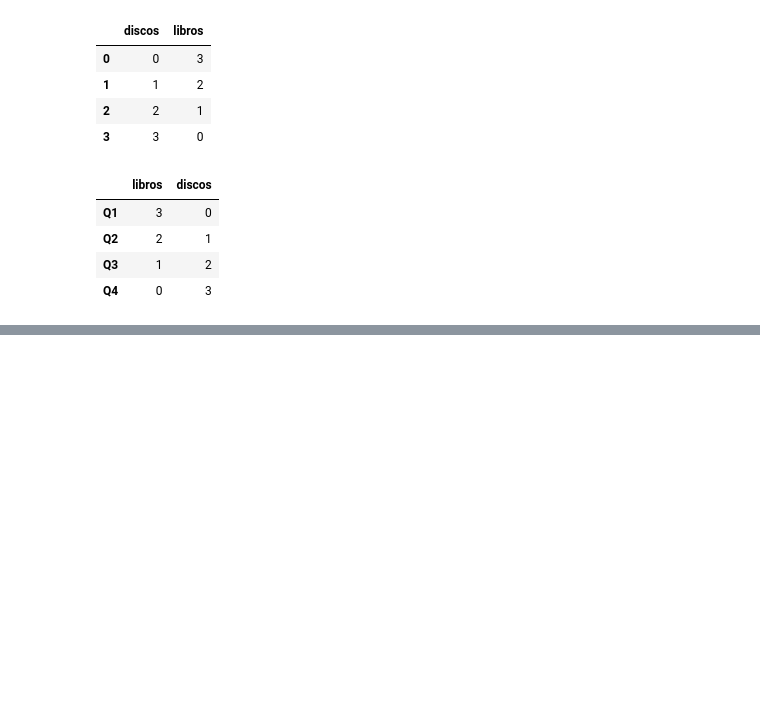
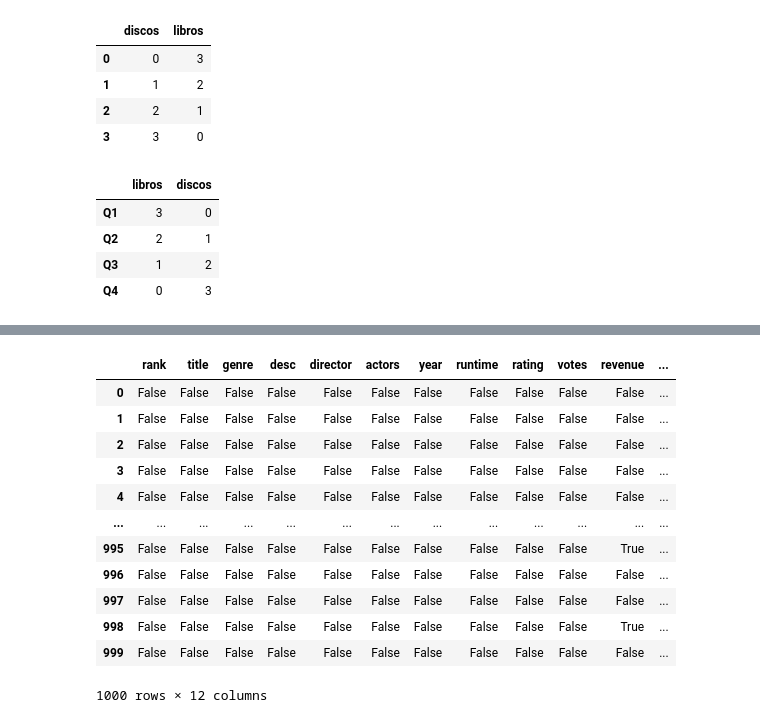
Before and after one commit to afoone/caipc-mar-2023, a Jupyter notebook: 01-pandas.ipynb, the cells around one changed output, grey strips where cells are left out. Saved outputs shown, nothing was run; the diff lists cells and outputs as text; code cells hidden in the pictures; blank space fills up the shorter version.

```diff
--- a/01-pandas.ipynb
+++ b/01-pandas.ipynb
@@ -131,4 +125,4 @@ ventas_df
 | Q3 | 1 | 2 |
 | Q4 | 0 | 3 |
 # %%
-pd.read_csv('https://raw.githubusercontent.com/afoone/caipc-mar-2023/master/data/IMDB-Movie-Data.csv')
+imdb = pd.read_csv('https://raw.githubusercontent.com/afoone/caipc-mar-2023/master/data/IMDB-Movie-Data.csv')
@@ -148,0 +312,4 @@ pd.read_csv('https://raw.githubusercontent.com/afoone/caipc-mar-2023/master/data
+# %%
+imdb.columns = ['rank', 'title', 'genre', 'description', 'director', 'actors', 'year',
+       'runtime', 'rating', 'votes', 'revenue',
+       'metascore']
@@ -148,0 +325,7 @@ pd.read_csv('https://raw.githubusercontent.com/afoone/caipc-mar-2023/master/data
+# %%
+imdb = imdb.rename(
+    columns = {
+        'description': 'desc',
+        'metascore': 'score'
+    }
+)
@@ -148,0 +359,16 @@ pd.read_csv('https://raw.githubusercontent.com/afoone/caipc-mar-2023/master/data
+# %%
+imdb.isnull()
+# %% [output]
+|  | rank | title | genre | desc | director | actors | year | runtime | rating | votes | revenue | ... |
+| 0 | False | False | False | False | False | False | False | False | False | False | False | ... |
+| 1 | False | False | False | False | False | False | False | False | False | False | False | ... |
+| 2 | False | False | False | False | False | False | False | False | False | False | False | ... |
+| 3 | False | False | False | False | False | False | False | False | False | False | False | ... |
+| 4 | False | False | False | False | False | False | False | False | False | False | False | ... |
+| ... | ... | ... | ... | ... | ... | ... | ... | ... | ... | ... | ... | ... |
+| 995 | False | False | False | False | False | False | False | False | False | False | True | ... |
+| 996 | False | False | False | False | False | False | False | False | False | False | False | ... |
+| 997 | False | False | False | False | False | False | False | False | False | False | False | ... |
+| 998 | False | False | False | False | False | False | False | False | False | False | True | ... |
+| 999 | False | False | False | False | False | False | False | False | False | False | False | ... |
+1000 rows × 12 columns
```
Also changed, not shown: parts of 81 cells of this notebook, 1 other file.
